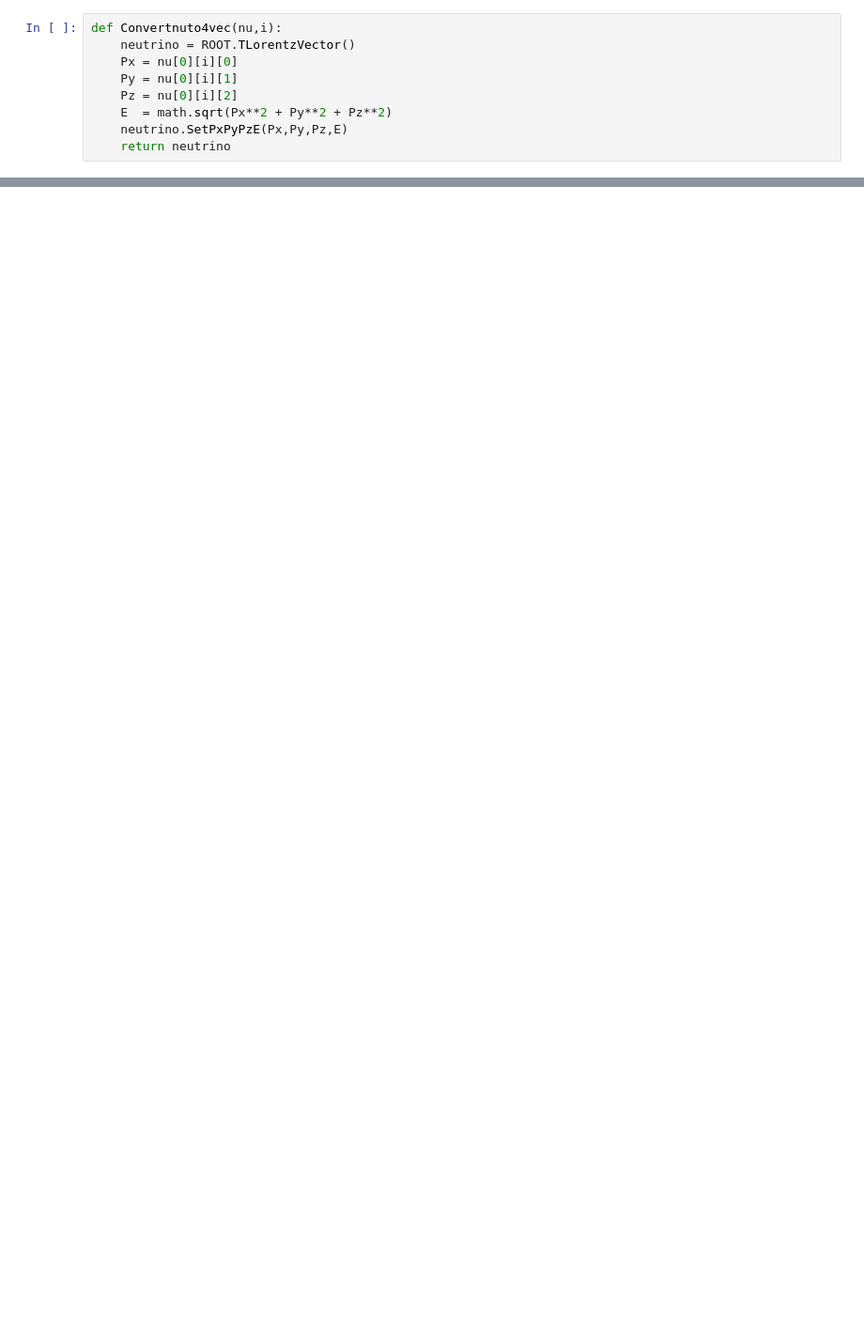
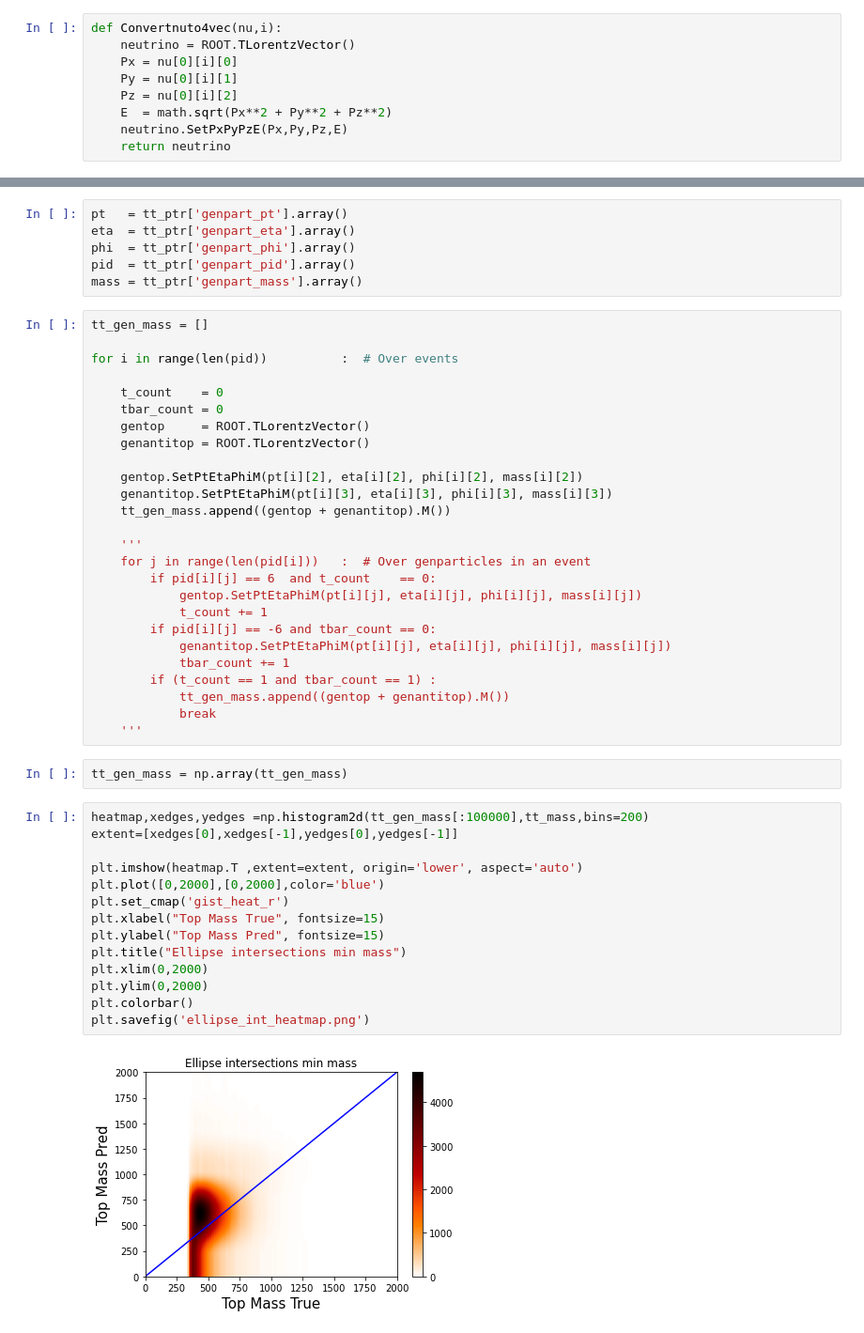
Before and after one commit to jthiema/Top-Quark-Spin-Correlations, a Jupyter notebook: Notebooks/Top Reco test.ipynb, the cells around one changed output, grey strips where cells are left out. Shown at 94% size. Saved outputs shown, nothing was run; the diff lists cells and outputs as text; blank space fills up the shorter version.

```diff
--- a/Notebooks/Top Reco test.ipynb
+++ b/Notebooks/Top Reco test.ipynb
@@ -594,0 +710,50 @@ no_sol
+# %%
+pt   = tt_ptr['genpart_pt'].array()
+eta  = tt_ptr['genpart_eta'].array()
+phi  = tt_ptr['genpart_phi'].array()
+pid  = tt_ptr['genpart_pid'].array()
+mass = tt_ptr['genpart_mass'].array()
+# %%
+tt_gen_mass = []
+
+for i in range(len(pid))          :  # Over events
+
+    t_count    = 0
+    tbar_count = 0
+    gentop     = ROOT.TLorentzVector()
+    genantitop = ROOT.TLorentzVector()
+
+    gentop.SetPtEtaPhiM(pt[i][2], eta[i][2], phi[i][2], mass[i][2])
+    genantitop.SetPtEtaPhiM(pt[i][3], eta[i][3], phi[i][3], mass[i][3])
+    tt_gen_mass.append((gentop + genantitop).M())
+
+    '''
+    for j in range(len(pid[i]))   :  # Over genparticles in an event
+        if pid[i][j] == 6  and t_count    == 0:
+            gentop.SetPtEtaPhiM(pt[i][j], eta[i][j], phi[i][j], mass[i][j])
+            t_count += 1
+        if pid[i][j] == -6 and tbar_count == 0:
+            genantitop.SetPtEtaPhiM(pt[i][j], eta[i][j], phi[i][j], mass[i][j])
+            tbar_count += 1
+        if (t_count == 1 and tbar_count == 1) :
+            tt_gen_mass.append((gentop + genantitop).M())
+            break
+    '''
+# %%
+tt_gen_mass = np.array(tt_gen_mass)
+# %%
+heatmap,xedges,yedges =np.histogram2d(tt_gen_mass[:100000],tt_mass,bins=200)
+extent=[xedges[0],xedges[-1],yedges[0],yedges[-1]]
+
+plt.imshow(heatmap.T ,extent=extent, origin='lower', aspect='auto')
+plt.plot([0,2000],[0,2000],color='blue')
+plt.set_cmap('gist_heat_r')
+plt.xlabel("Top Mass True", fontsize=15)
+plt.ylabel("Top Mass Pred", fontsize=15)
+plt.title("Ellipse intersections min mass")
+plt.xlim(0,2000)
+plt.ylim(0,2000)
+plt.colorbar()
+plt.savefig('ellipse_int_heatmap.png')
+# %% [output]
+[figure, added]
```
Also changed, not shown: parts of 41 cells of this notebook, 2 other files.
